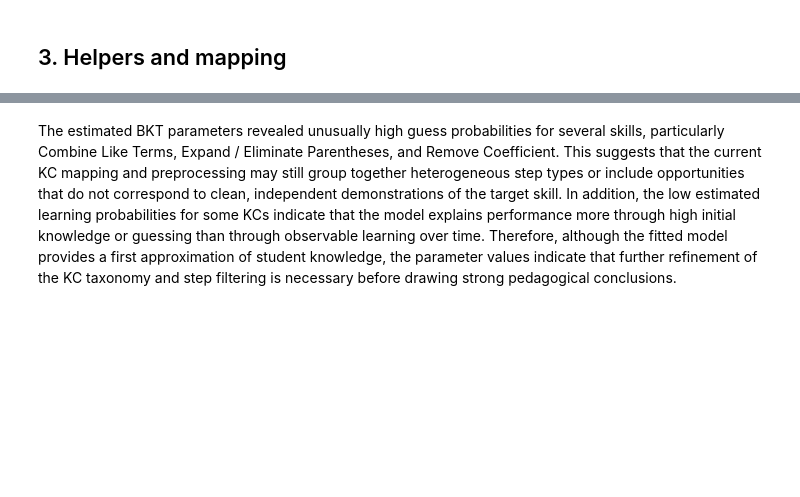
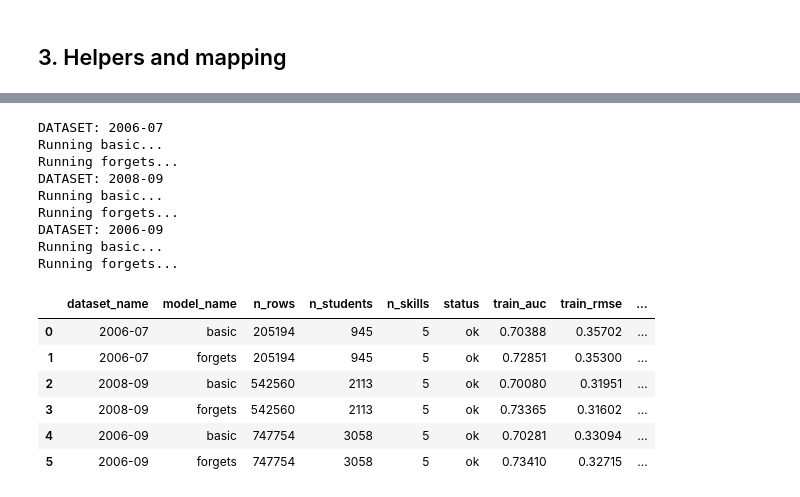
Before and after one commit to Melanynuria/adaptive_bayesian_its, a Jupyter notebook: backend_fastAPI/app/notebooks/bkt_kc_training.ipynb, the cells around one changed output, grey strips where cells are left out. Cells and saved outputs as stored; diff of their text form; code cells hidden in the pictures; blank space fills up the shorter version.

Commit message:
model chosed

```diff
--- a/backend_fastAPI/app/notebooks/bkt_kc_training.ipynb
+++ b/backend_fastAPI/app/notebooks/bkt_kc_training.ipynb
@@ -112,6 +161,17 @@ def build_pybkt_df(df):
 # %%
-df_train = prepare_columns(df_train)
-train_bkt = build_pybkt_df(df_train)
-train_bkt = train_bkt.sort_values(["user_id", "order_id"]).reset_index(drop=True)
-print("train_bkt shape:", train_bkt.shape)
+bkt_06 = build_pybkt_df(df_06, dataset_tag="2006_07")
+bkt_08 = build_pybkt_df(df_08, dataset_tag="2008_09")
+bkt_06_09 = pd.concat([bkt_06, bkt_08], ignore_index=True)
+
+datasets_bkt = {
+    "2006-07": bkt_06,
+    "2008-09": bkt_08,
+    "2006-09": bkt_06_09,
+}
+
+for name, df_ in datasets_bkt.items():
+    print(
+        f"{name}: rows={len(df_)}, students={df_['user_id'].nunique()}, "
+        f"skills={df_['skill_name'].nunique()}"
+    )
 # %% [output]
@@ -118,0 +197,11 @@ train_bkt shape: (205323, 14)
+# %%
+MODEL_SPECS = {
+    "basic": {
+        "defaults_extra": {},
+        "fit_kwargs": {}
+    },
+    "forgets": {
+        "defaults_extra": {},
+        "fit_kwargs": {"forgets": True}
+    },
+}
@@ -141,2 +385,27 @@ remove_coefficient           prior   default 0.39518
-# %% [markdown]
-The estimated BKT parameters revealed unusually high guess probabilities for several skills, particularly Combine Like Terms, Expand / Eliminate Parentheses, and Remove Coefficient. This suggests that the current KC mapping and preprocessing may still group together heterogeneous step types or include opportunities that do not correspond to clean, independent demonstrations of the target skill. In addition, the low estimated learning probabilities for some KCs indicate that the model explains performance more through high initial knowledge or guessing than through observable learning over time. Therefore, although the fitted model provides a first approximation of student knowledge, the parameter values indicate that further refinement of the KC taxonomy and step filtering is necessary before drawing strong pedagogical conclusions.
+# %%
+results_df, params_df, preds_tables = run_model_selection(
+    datasets_dict=datasets_bkt,
+    model_specs=MODEL_SPECS,
+    folds=3,
+    seed=42,
+    num_fits=1
+)
+
+results_df
+# %% [output]
+DATASET: 2006-07
+Running basic...
+Running forgets...
+DATASET: 2008-09
+Running basic...
+Running forgets...
+DATASET: 2006-09
+Running basic...
+Running forgets...
+|  | dataset_name | model_name | n_rows | n_students | n_skills | status | train_auc | train_rmse | ... |
+| 0 | 2006-07 | basic | 205194 | 945 | 5 | ok | 0.70388 | 0.35702 | ... |
+| 1 | 2006-07 | forgets | 205194 | 945 | 5 | ok | 0.72851 | 0.35300 | ... |
+| 2 | 2008-09 | basic | 542560 | 2113 | 5 | ok | 0.70080 | 0.31951 | ... |
+| 3 | 2008-09 | forgets | 542560 | 2113 | 5 | ok | 0.73365 | 0.31602 | ... |
+| 4 | 2006-09 | basic | 747754 | 3058 | 5 | ok | 0.70281 | 0.33094 | ... |
+| 5 | 2006-09 | forgets | 747754 | 3058 | 5 | ok | 0.73410 | 0.32715 | ... |
```
Also changed, not shown: parts of 22 cells of this notebook, 3 other files.
